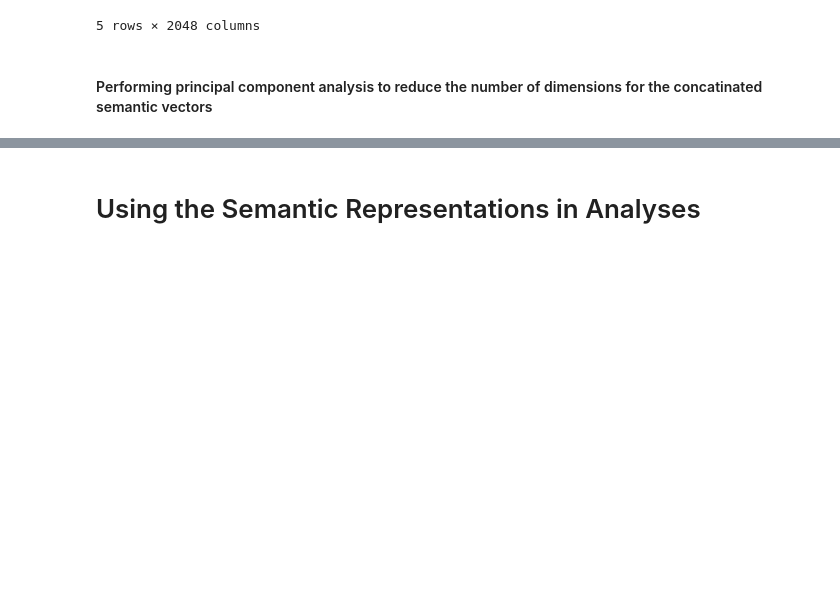
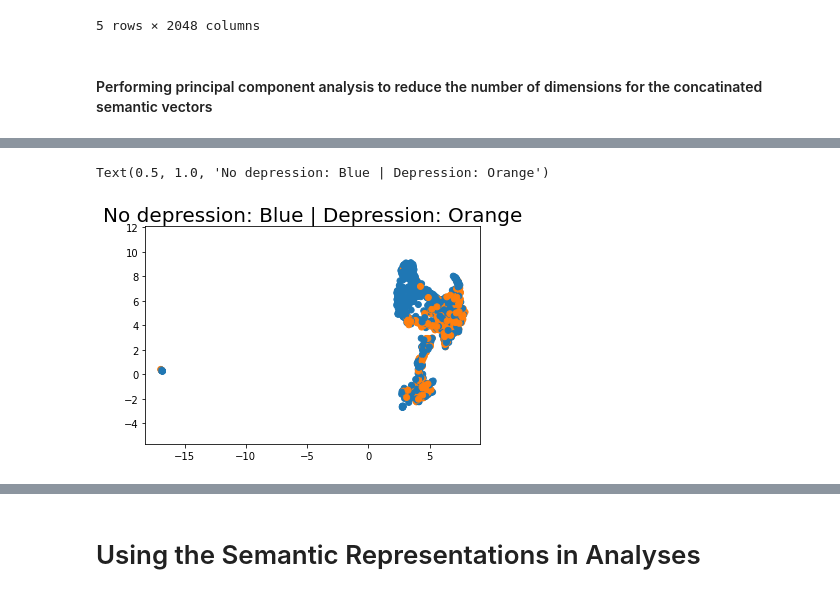
Before and after one commit to alexandraant161803/EDAN70, a Jupyter notebook: WD_project.ipynb, the cells around one changed output, grey strips where cells are left out. Saved outputs shown, nothing was run; the diff lists cells and outputs as text; code cells hidden in the pictures; blank space fills up the shorter version.

```diff
--- a/WD_project.ipynb
+++ b/WD_project.ipynb
@@ -247,0 +243,18 @@ minidep_diagnose = Self-reported MINI (structured interview) MDD (depression) di
+# %%
+import seaborn as sns
+import umap
+
+dep_fullvectors = df_dep_concat.values
+
+embedder = umap.UMAP()
+embedding_dep = reducer.fit_transform(dep_fullvectors)
+
+plt.scatter(
+    embedding_dep[:, 0],
+    embedding_dep[:, 1],
+    c=[sns.color_palette()[x] for x in responses.minidep_diagnose])
+plt.gca().set_aspect('equal', 'datalim')
+plt.title('No depression: Blue | Depression: Orange', fontsize = 20)
+# %% [output]
+Text(0.5, 1.0, 'No depression: Blue | Depression: Orange')
+[figure, added]
```
Also changed, not shown: parts of 23 cells of this notebook.
